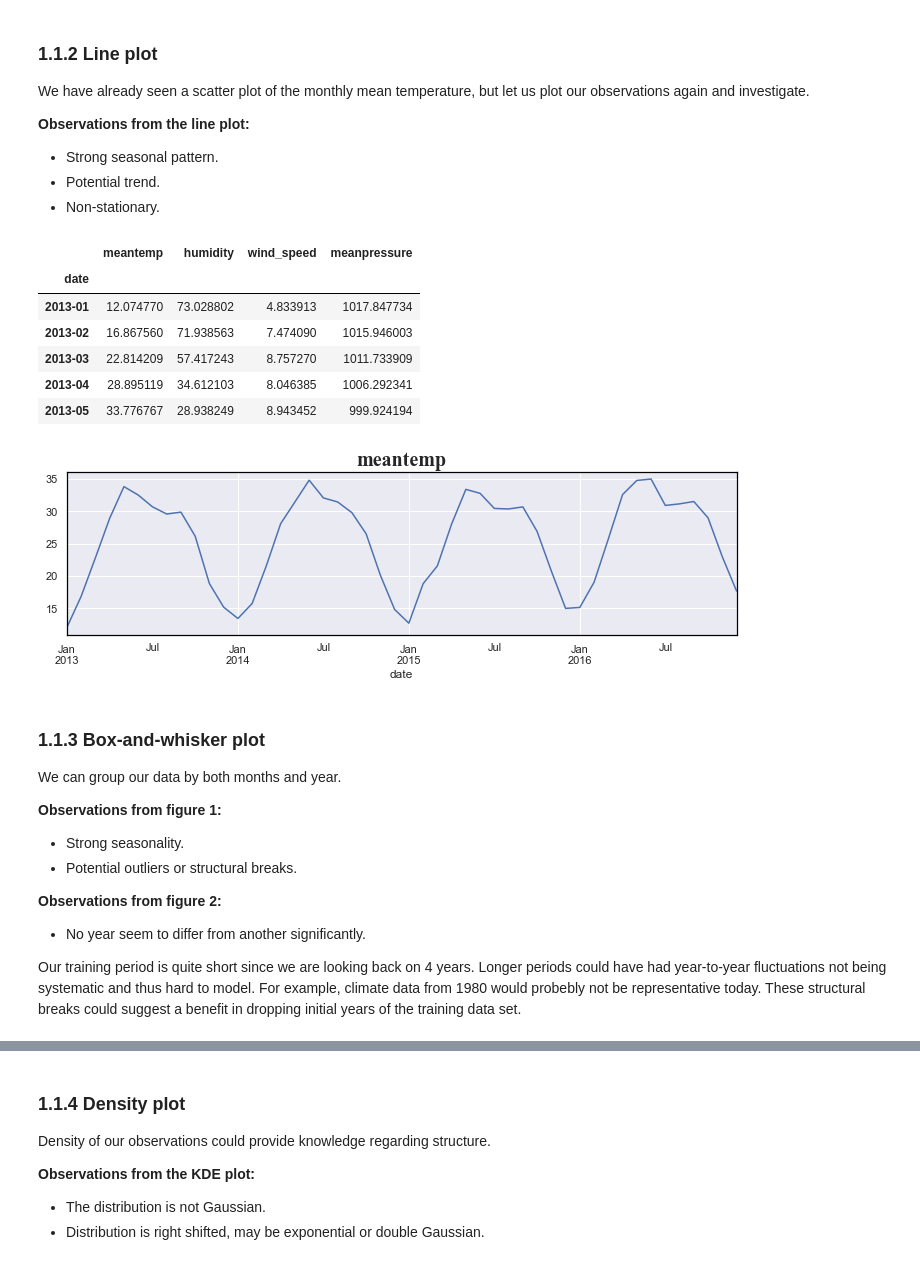
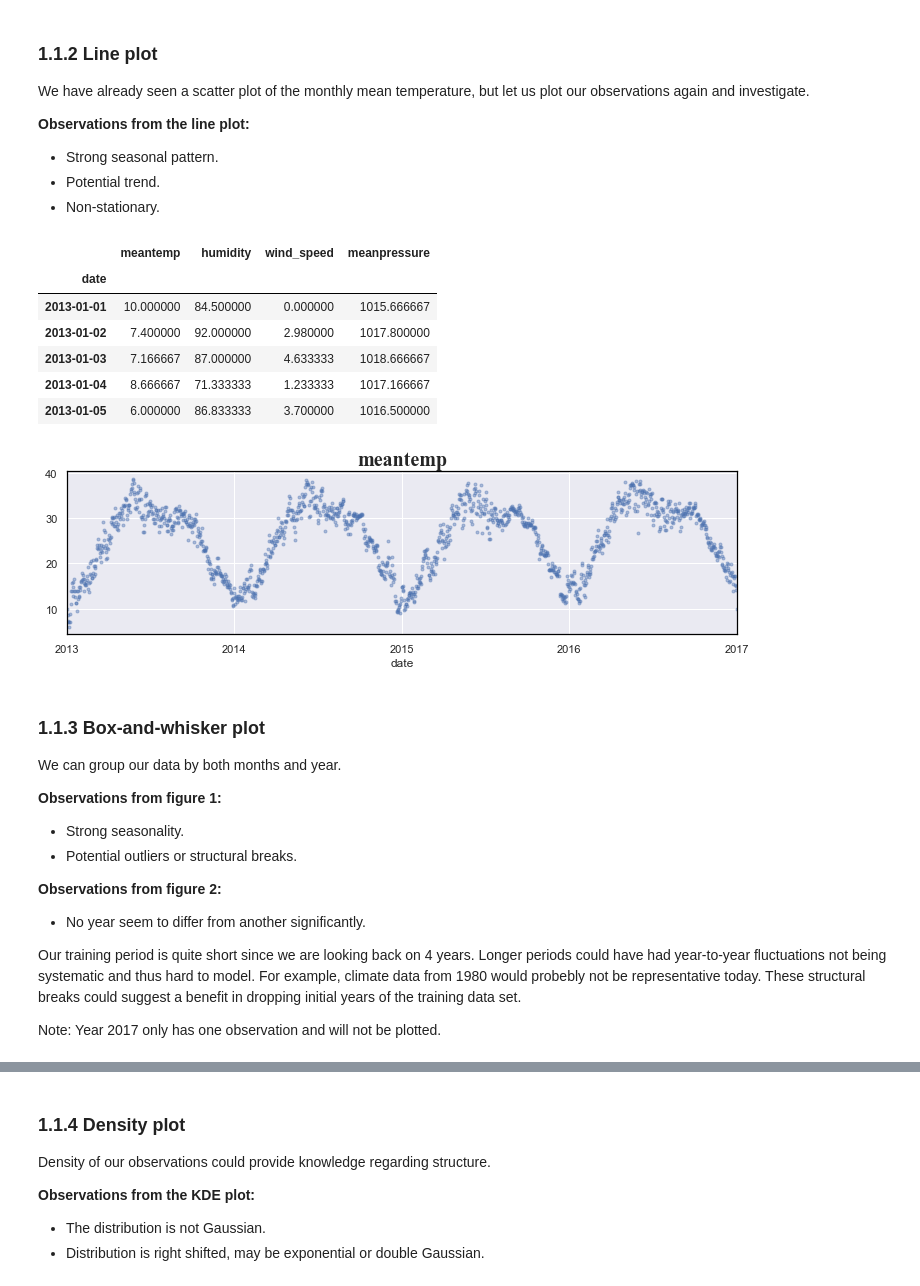
Before and after one commit to AndreasPalmgren/Weather-forecasting, a Jupyter notebook: Time Serie Analysis - Climate.ipynb, the cells around one changed output, grey strips where cells are left out. Saved outputs shown, nothing was run; the diff lists cells and outputs as text; code cells hidden in the pictures.

```diff
--- a/Time Serie Analysis - Climate.ipynb
+++ b/Time Serie Analysis - Climate.ipynb
@@ -22,9 +22,15 @@ HTML("""
 """)
 # %%
 # Import dataset
-df = pd.read_csv(r'dataset\DailyDelhiClimateTrain.csv')
+train = pd.read_csv(r'dataset\DailyDelhiClimateTrain.csv')
 test = pd.read_csv(r'dataset\DailyDelhiClimateTest.csv')
 
-df.head()
 # train.dtypes
+
+
+train['date'] = pd.to_datetime(train['date'])
+train.set_index('date', inplace=True)
+
+train.info()
+train.head()
 # %% [output]
@@ -42,5 +60,5 @@ df.head()
 # df.groupby(pd.PeriodIndex(df['date'], freq="M")).size()
 # %%
 # I would like to look at monthly averages.
-train = df[:-1].groupby(pd.PeriodIndex(df[:-1]['date'], freq="M")).mean();
-train.head()
+#train = df[:-1].groupby(pd.PeriodIndex(df[:-1]['date'], freq="M")).mean();
+#train.head()
@@ -108,16 +119,16 @@ train.head()
 # %% [output]
 |  | meantemp | humidity | wind_speed | meanpressure |
 | date |  |  |  |  |
-| 2013-01 | 12.074770 | 73.028802 | 4.833913 | 1017.847734 |
-| 2013-02 | 16.867560 | 71.938563 | 7.474090 | 1015.946003 |
-| 2013-03 | 22.814209 | 57.417243 | 8.757270 | 1011.733909 |
-| 2013-04 | 28.895119 | 34.612103 | 8.046385 | 1006.292341 |
-| 2013-05 | 33.776767 | 28.938249 | 8.943452 | 999.924194 |
+| 2013-01-01 | 10.000000 | 84.500000 | 0.000000 | 1015.666667 |
+| 2013-01-02 | 7.400000 | 92.000000 | 2.980000 | 1017.800000 |
+| 2013-01-03 | 7.166667 | 87.000000 | 4.633333 | 1018.666667 |
+| 2013-01-04 | 8.666667 | 71.333333 | 1.233333 | 1017.166667 |
+| 2013-01-05 | 6.000000 | 86.833333 | 3.700000 | 1016.500000 |
 # %%
-axs = train.loc[:, "meantemp"].plot(figsize=(12, 3));
+axs = train.loc[:, "meantemp"].plot(linestyle='None', alpha=0.4, marker='.', figsize=(12, 3));
 axs.set_title('meantemp', fontname="Times New Roman", size=20, fontweight="bold");
 # %% [output]
-[figure, old version]
+[figure, new version]
 # %% [markdown]
 ### 1.1.3 Box-and-whisker plot
 We can group our data by both months and year.
@@ -130,6 +141,8 @@ We can group our data by both months and year.
 * No year seem to differ from another significantly.
 
 Our training period is quite short since we are looking back on 4 years. Longer periods could have had year-to-year fluctuations not being systematic and thus hard to model. For example, climate data from 1980 would probebly not be representative today. These structural breaks could suggest a benefit in dropping initial years of the training data set.
+
+Note: Year 2017 only has one observation and will not be plotted.
 # %%
 train['Month'] = train.index.strftime('%b')
 train['Year'] = train.index.strftime('%Y')
```
Also changed, not shown: parts of 18 cells of this notebook.
